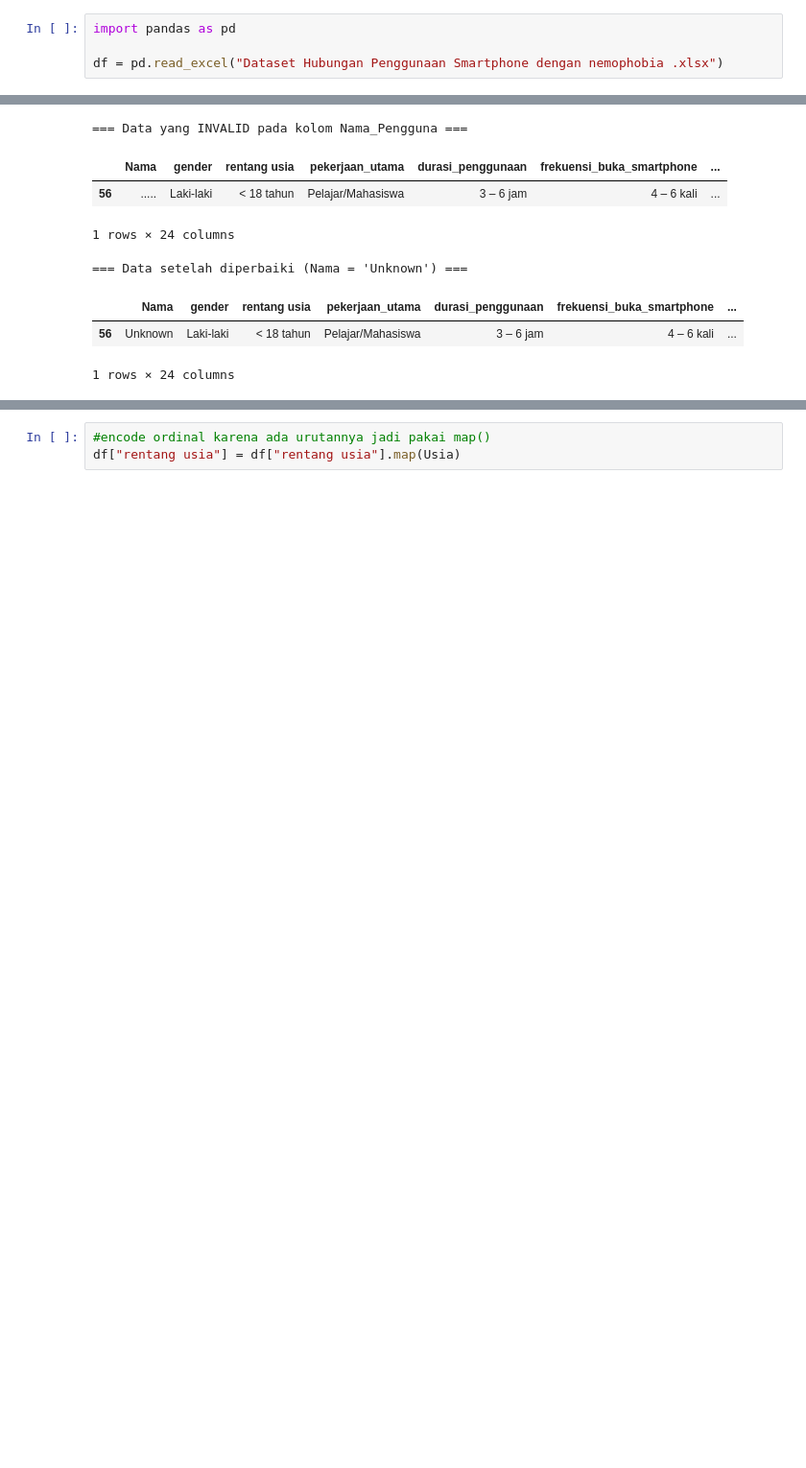
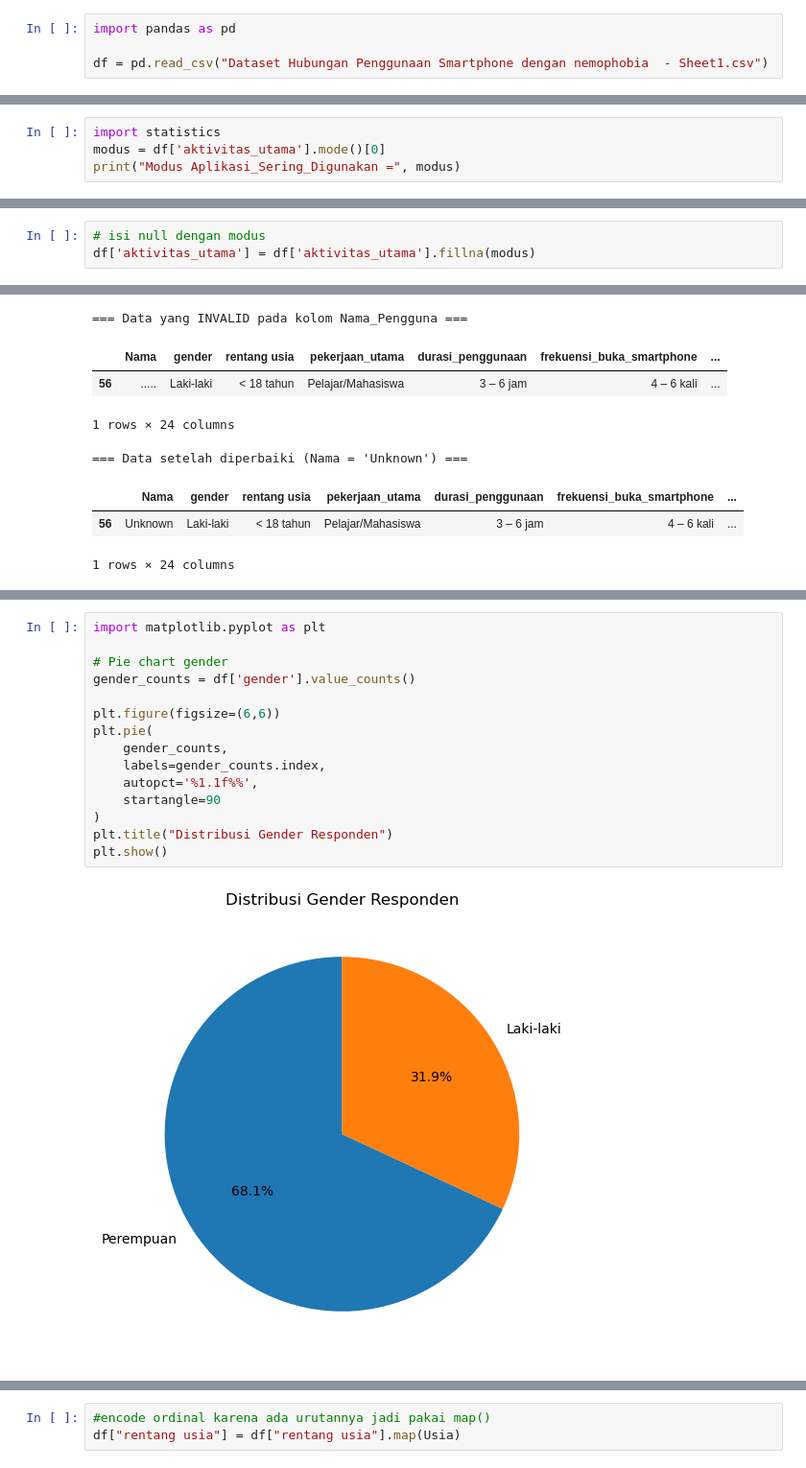
Before and after one commit to boasray/Proyek-Dasi-Dalis, a Jupyter notebook: Untitled1.ipynb, the cells around one changed output, grey strips where cells are left out. Shown: that part at 96% size. Drawn from its saved outputs; the diff is of its cells as text; blank space fills up the shorter version.

```diff
--- a/Untitled1.ipynb
+++ b/Untitled1.ipynb
@@ -1,7 +1,7 @@
 # %%
 import pandas as pd
 
-df = pd.read_excel("Dataset Hubungan Penggunaan Smartphone dengan nemophobia .xlsx")
+df = pd.read_csv("Dataset Hubungan Penggunaan Smartphone dengan nemophobia  - Sheet1.csv")
 # %%
 df.head()
 # %% [output]
@@ -49 +49,5 @@ kehilangan_kendali_tanpa_smartphone    0
 dtype: int64
+# %%
+import statistics
+modus = df['aktivitas_utama'].mode()[0]
+print("Modus Aplikasi_Sering_Digunakan =", modus)
@@ -50,3 +56,6 @@ dtype: int64
+# %%
+# isi null dengan modus
+df['aktivitas_utama'] = df['aktivitas_utama'].fillna(modus)
 # %%
 print(df.duplicated().sum())
 # %% [output]
@@ -101,0 +122,17 @@ display(fixed_rows)
+# %%
+import matplotlib.pyplot as plt
+
+# Pie chart gender
+gender_counts = df['gender'].value_counts()
+
+plt.figure(figsize=(6,6))
+plt.pie(
+    gender_counts,
+    labels=gender_counts.index,
+    autopct='%1.1f%%',
+    startangle=90
+)
+plt.title("Distribusi Gender Responden")
+plt.show()
+# %% [output]
+[figure, added]
```
Also changed, not shown: parts of 48 cells of this notebook, 7 other files.
